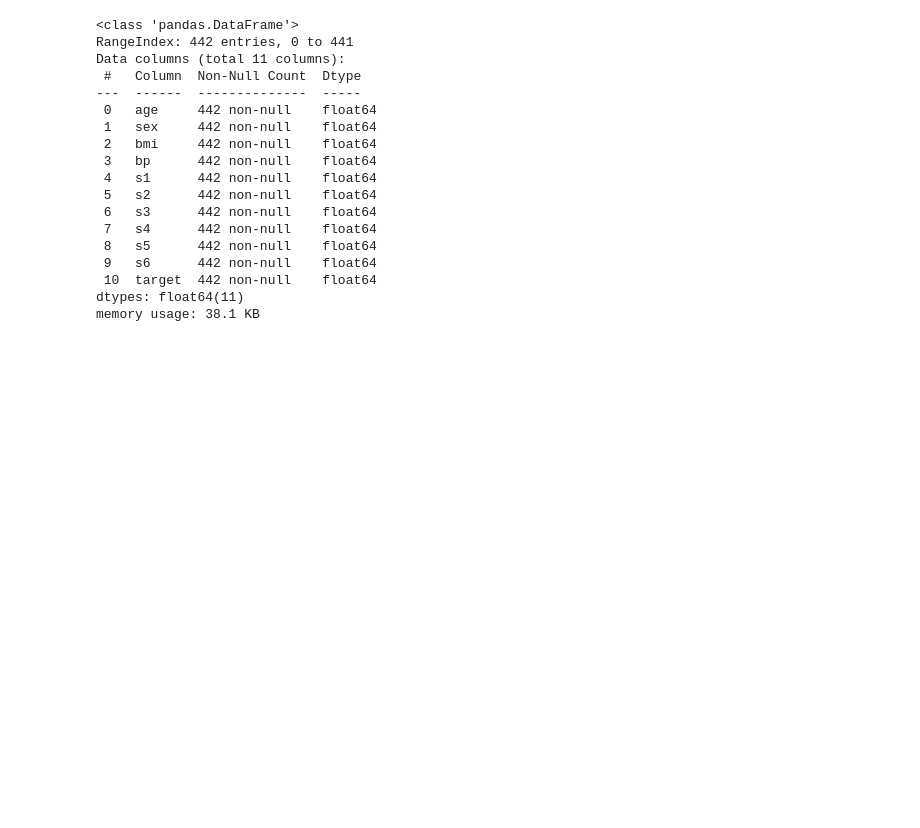
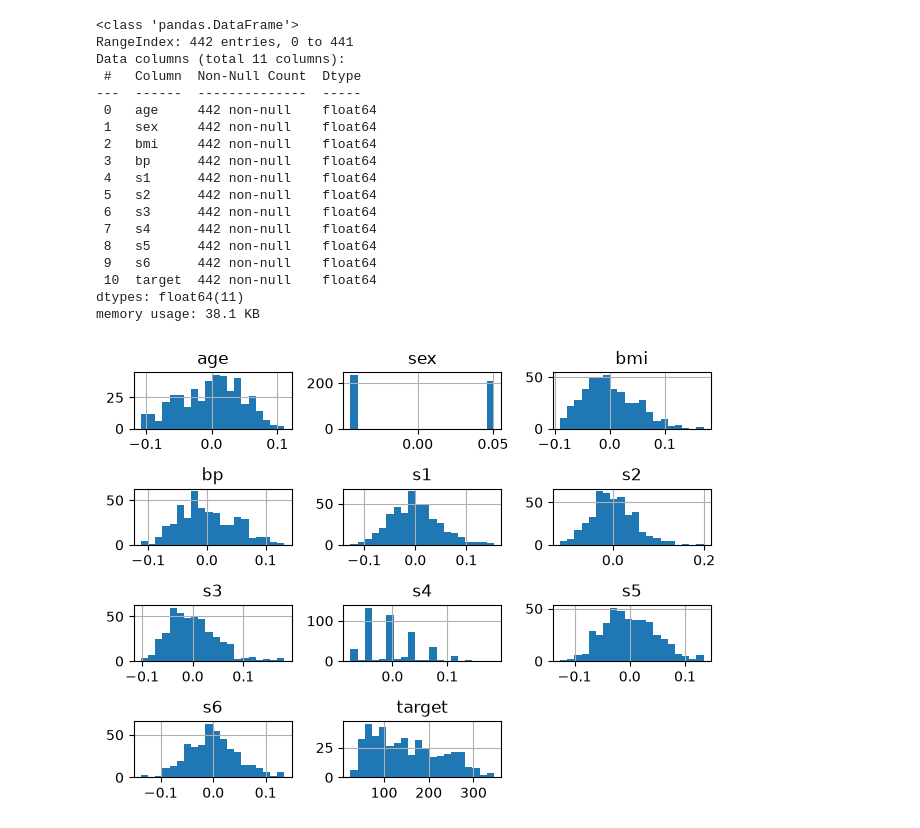
Before and after one commit to chadiboudaher/10000-hours-ml, a Jupyter notebook: machine-learning/linear-model-selection-and-regulization/best-subset-selection/bss.ipynb, the cells around one changed output. Saved outputs shown, nothing was run; the diff lists cells and outputs as text; code cells hidden in the pictures; blank space fills up the shorter version.

```diff
--- a/machine-learning/linear-model-selection-and-regulization/best-subset-selection/bss.ipynb
+++ b/machine-learning/linear-model-selection-and-regulization/best-subset-selection/bss.ipynb
@@ -60,3 +60,9 @@ Data columns (total 11 columns):
  10  target  442 non-null    float64
 dtypes: float64(11)
 memory usage: 38.1 KB
+# %%
+df.hist(bins=20)
+plt.tight_layout()
+plt.show();
+# %% [output]
+[figure, added]
```
Also changed, not shown: parts of 1 cell of this notebook.
